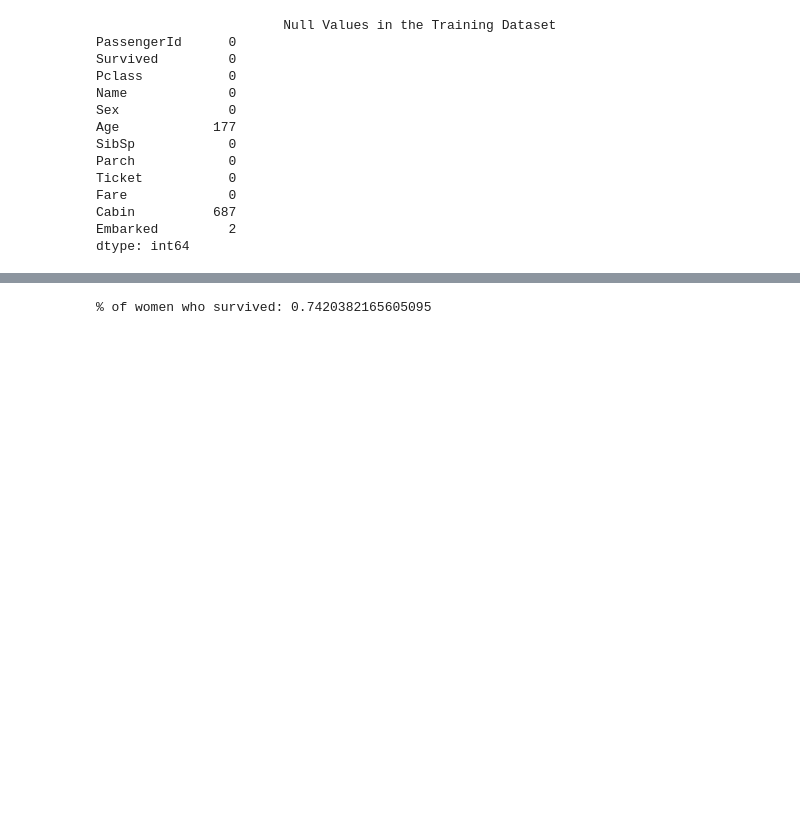
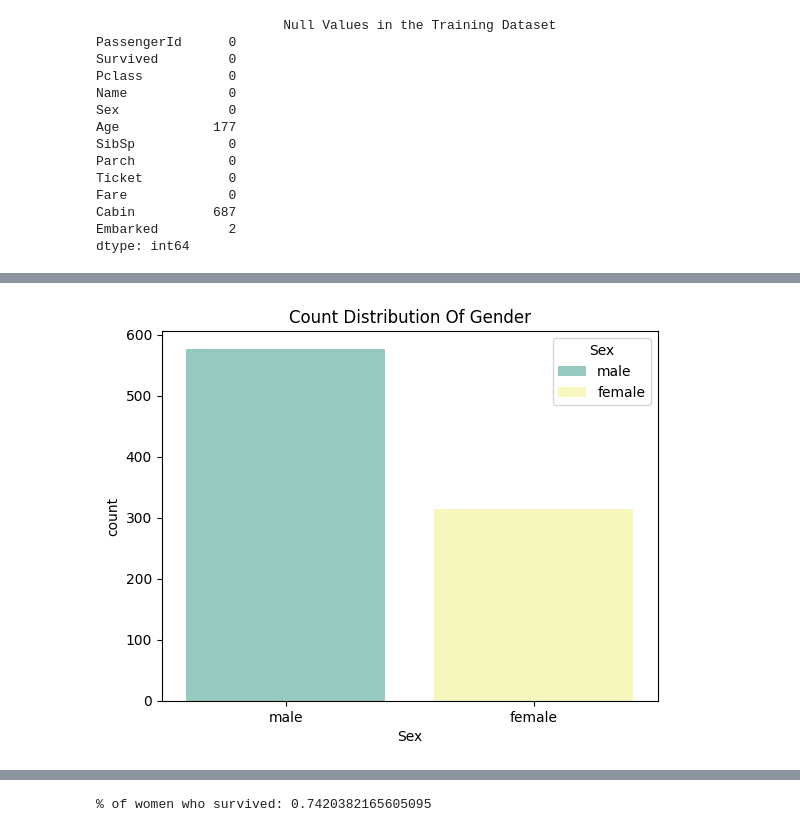
Before and after one commit to KR-16/Titanic_CSE5334, a Jupyter notebook: titanic_model.ipynb, the cells around one changed output, grey strips where cells are left out. Drawn from its saved outputs; the diff is of its cells as text; code cells hidden in the pictures; blank space fills up the shorter version.

```diff
--- a/titanic_model.ipynb
+++ b/titanic_model.ipynb
@@ -73,0 +118,6 @@ dtype: int64
+# %%
+sns.countplot(x = "Sex", data = train_data, palette = "Set3", hue = "Sex", legend = True)
+plt.title("Count Distribution Of Gender")
+plt.show()
+# %% [output]
+[figure, added]
```
Also changed, not shown: parts of 16 cells of this notebook.
